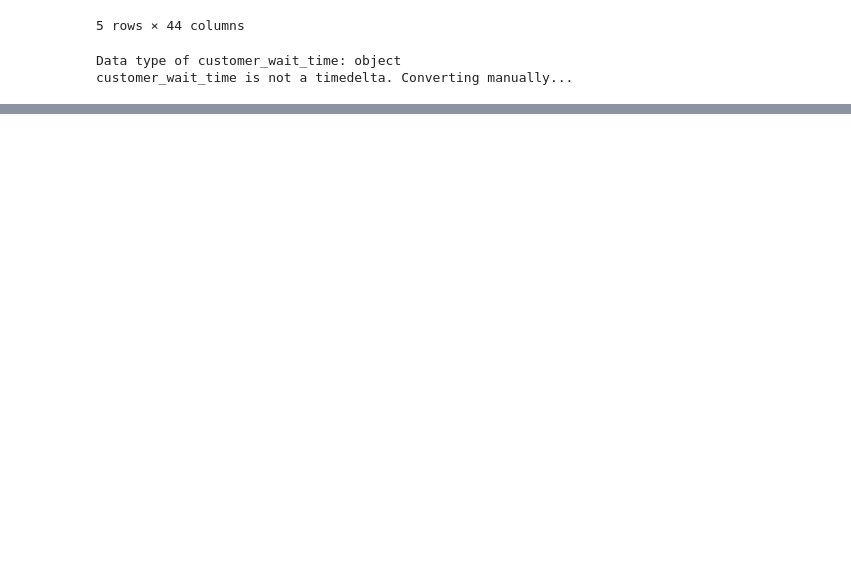
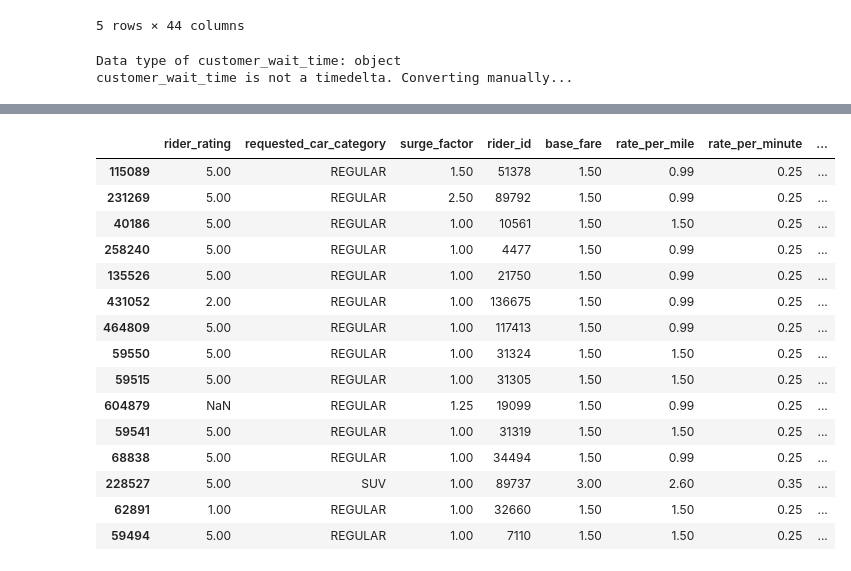
Before and after one commit to nossyd/ML-projects, a Jupyter notebook: predict-customer-wait-time/austin-rideshare-data-eda.ipynb, the cells around one changed output, grey strips where cells are left out. Cells and saved outputs as stored; diff of their text form; code cells hidden in the pictures; blank space fills up the shorter version.

```diff
--- a/predict-customer-wait-time/austin-rideshare-data-eda.ipynb
+++ b/predict-customer-wait-time/austin-rideshare-data-eda.ipynb
@@ -192,0 +294,19 @@ memory usage: 374.6+ MB
+# %%
+rides_data_condense.sort_values(by=['customer_wait_time_seconds'], ascending=False).head(15)
+# %% [output]
+|  | rider_rating | requested_car_category | surge_factor | rider_id | base_fare | rate_per_mile | rate_per_minute | ... |
+| 115089 | 5.00 | REGULAR | 1.50 | 51378 | 1.50 | 0.99 | 0.25 | ... |
+| 231269 | 5.00 | REGULAR | 2.50 | 89792 | 1.50 | 0.99 | 0.25 | ... |
+| 40186 | 5.00 | REGULAR | 1.00 | 10561 | 1.50 | 1.50 | 0.25 | ... |
+| 258240 | 5.00 | REGULAR | 1.00 | 4477 | 1.50 | 0.99 | 0.25 | ... |
+| 135526 | 5.00 | REGULAR | 1.00 | 21750 | 1.50 | 0.99 | 0.25 | ... |
+| 431052 | 2.00 | REGULAR | 1.00 | 136675 | 1.50 | 0.99 | 0.25 | ... |
+| 464809 | 5.00 | REGULAR | 1.00 | 117413 | 1.50 | 0.99 | 0.25 | ... |
+| 59550 | 5.00 | REGULAR | 1.00 | 31324 | 1.50 | 1.50 | 0.25 | ... |
+| 59515 | 5.00 | REGULAR | 1.00 | 31305 | 1.50 | 1.50 | 0.25 | ... |
+| 604879 | NaN | REGULAR | 1.25 | 19099 | 1.50 | 0.99 | 0.25 | ... |
+| 59541 | 5.00 | REGULAR | 1.00 | 31319 | 1.50 | 1.50 | 0.25 | ... |
+| 68838 | 5.00 | REGULAR | 1.00 | 34494 | 1.50 | 0.99 | 0.25 | ... |
+| 228527 | 5.00 | SUV | 1.00 | 89737 | 3.00 | 2.60 | 0.35 | ... |
+| 62891 | 1.00 | REGULAR | 1.00 | 32660 | 1.50 | 1.50 | 0.25 | ... |
+| 59494 | 5.00 | REGULAR | 1.00 | 7110 | 1.50 | 1.50 | 0.25 | ... |
```
Also changed, not shown: parts of 19 cells of this notebook, 1 other file.
